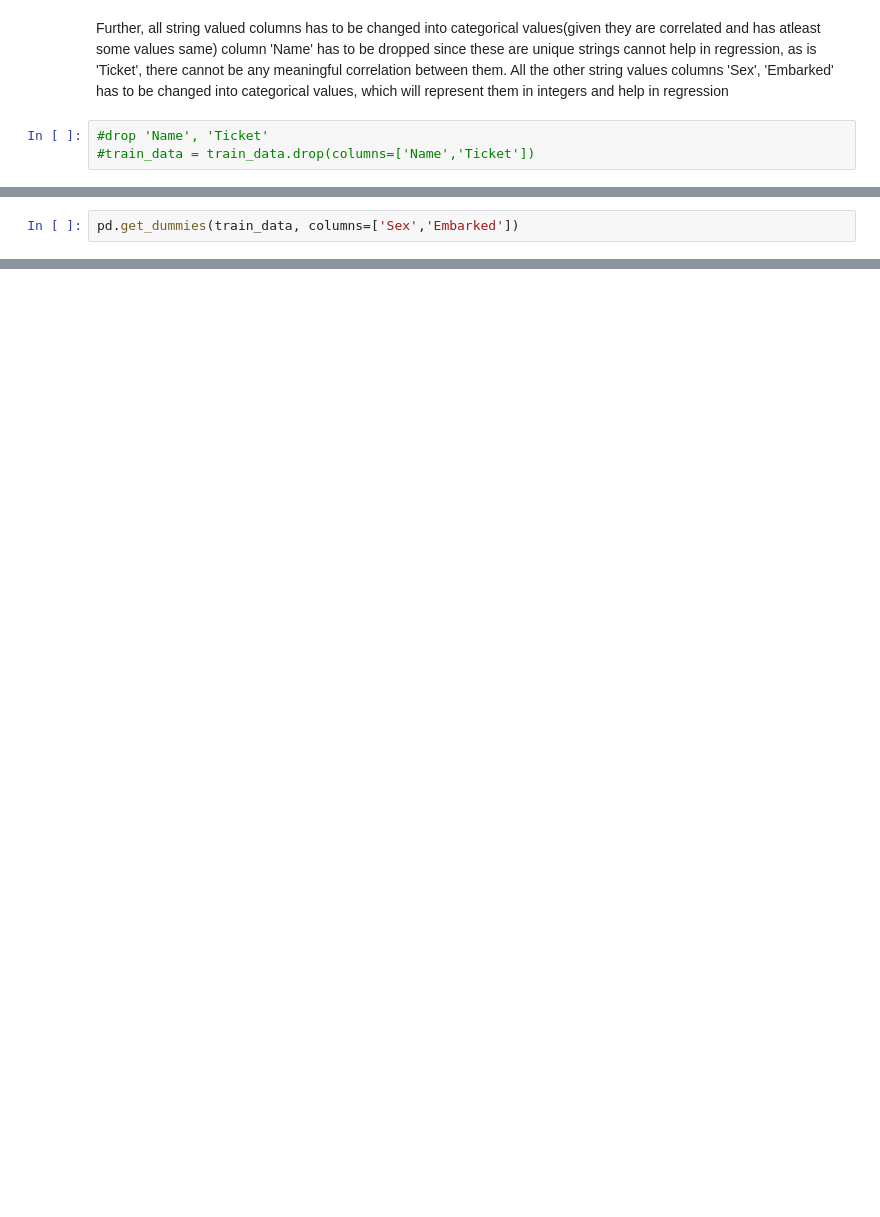
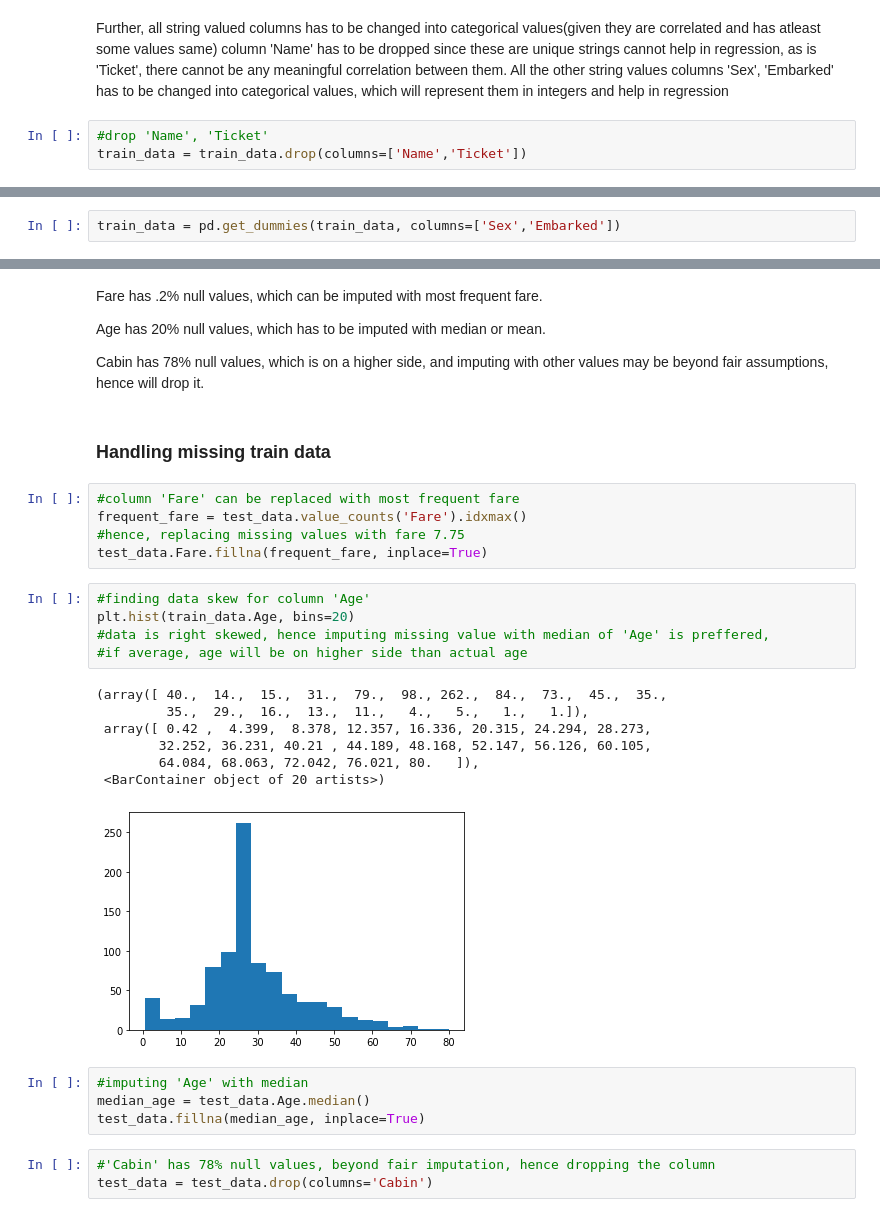
Before and after one commit to rasi5050/Titanic-Survival-Prediction-using-Logistic-Regression, a Jupyter notebook: titanicSurvivalPrediction-logisticRegression.ipynb, the cells around one changed output, grey strips where cells are left out. Saved outputs shown, nothing was run; the diff lists cells and outputs as text; blank space fills up the shorter version.

```diff
--- a/titanicSurvivalPrediction-logisticRegression.ipynb
+++ b/titanicSurvivalPrediction-logisticRegression.ipynb
@@ -152,4 +152,4 @@ as is 'Ticket', there cannot be any meaningful correlation between them.
 All the other string values columns 'Sex', 'Embarked' has to be changed into categorical values, which will represent them in integers and help in regression
 # %%
 #drop 'Name', 'Ticket'
-#train_data = train_data.drop(columns=['Name','Ticket'])
+train_data = train_data.drop(columns=['Name','Ticket'])
@@ -170,2 +156,2 @@ All the other string values columns 'Sex', 'Embarked' has to be changed into cat
 # %%
-pd.get_dummies(train_data, columns=['Sex','Embarked'])
+train_data = pd.get_dummies(train_data, columns=['Sex','Embarked'])
@@ -185,0 +180,33 @@ pd.get_dummies(train_data, columns=['Sex','Embarked'])
+# %% [markdown]
+Fare has .2% null values, which can be imputed with most frequent fare.
+
+Age has 20% null values, which has to be imputed with median or mean.
+
+Cabin has 78% null values, which is on a higher side, and imputing with other values may be beyond fair assumptions, hence will drop it.
+# %% [markdown]
+### Handling missing train data
+# %%
+#column 'Fare' can be replaced with most frequent fare
+frequent_fare = test_data.value_counts('Fare').idxmax()
+#hence, replacing missing values with fare 7.75
+test_data.Fare.fillna(frequent_fare, inplace=True)
+# %%
+#finding data skew for column 'Age'
+plt.hist(train_data.Age, bins=20)
+#data is right skewed, hence imputing missing value with median of 'Age' is preffered,
+#if average, age will be on higher side than actual age
+# %% [output]
+(array([ 40.,  14.,  15.,  31.,  79.,  98., 262.,  84.,  73.,  45.,  35.,
+         35.,  29.,  16.,  13.,  11.,   4.,   5.,   1.,   1.]),
+ array([ 0.42 ,  4.399,  8.378, 12.357, 16.336, 20.315, 24.294, 28.273,
+        32.252, 36.231, 40.21 , 44.189, 48.168, 52.147, 56.126, 60.105,
+        64.084, 68.063, 72.042, 76.021, 80.   ]),
+ <BarContainer object of 20 artists>)
+[figure, added]
+# %%
+#imputing 'Age' with median
+median_age = test_data.Age.median()
+test_data.fillna(median_age, inplace=True)
+# %%
+#'Cabin' has 78% null values, beyond fair imputation, hence dropping the column
+test_data = test_data.drop(columns='Cabin')
```
Also changed, not shown: parts of 20 cells of this notebook, 1 other file.
